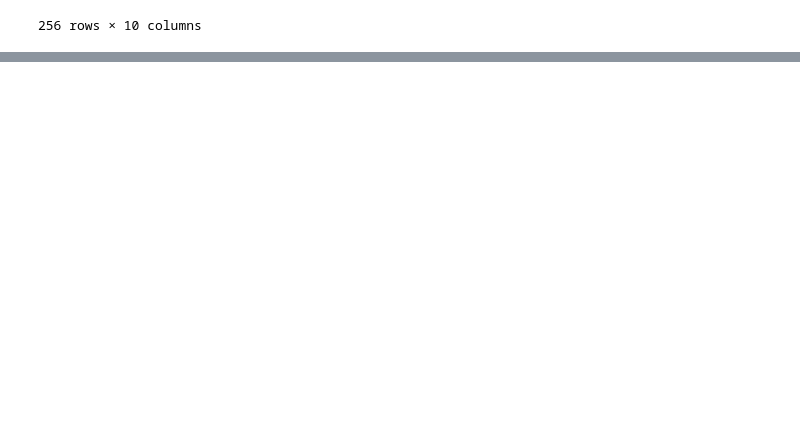
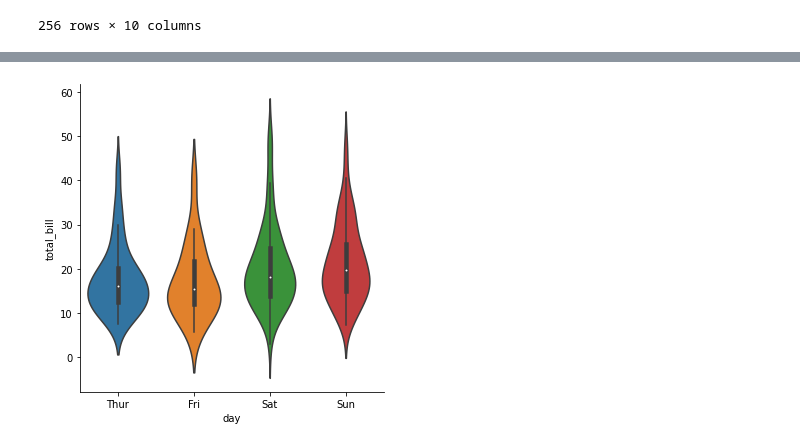
Before and after one commit to gdv/scuole-lincei, a Jupyter notebook: Lincei.ipynb, the cells around one changed output, grey strips where cells are left out. Cells and saved outputs as stored; diff of their text form; code cells hidden in the pictures; blank space fills up the shorter version.

```diff
--- a/Lincei.ipynb
+++ b/Lincei.ipynb
@@ -1037,0 +1050,4 @@ totale
+# %%
+sns.catplot(x="day", y="total_bill", kind="violin", data=tips);
+# %% [output]
+[figure, added]
```
Also changed, not shown: parts of 16 cells of this notebook.
